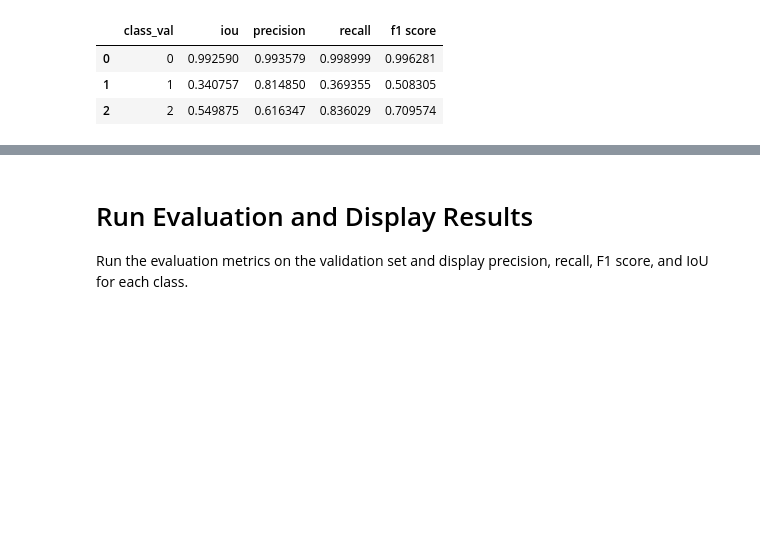
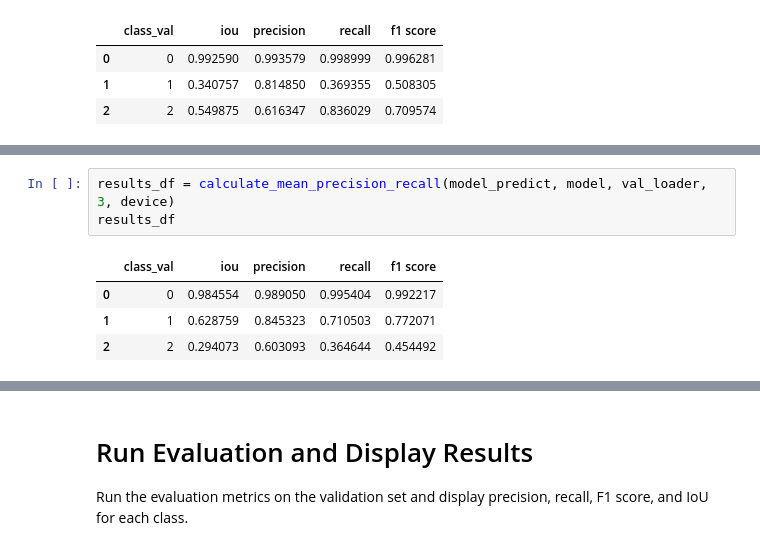
Before and after one commit to easare377/Prithvi-EO-Segmentation, a Jupyter notebook: 3. model_evaluation.ipynb, the cells around one changed output, grey strips where cells are left out. Drawn from its saved outputs; the diff is of its cells as text; blank space fills up the shorter version.

```diff
--- a/3. model_evaluation.ipynb
+++ b/3. model_evaluation.ipynb
@@ -824,0 +1066,8 @@ results_df
+# %%
+results_df = calculate_mean_precision_recall(model_predict, model, val_loader, 3, device)
+results_df
+# %% [output]
+|  | class_val | iou | precision | recall | f1 score |
+| 0 | 0 | 0.984554 | 0.989050 | 0.995404 | 0.992217 |
+| 1 | 1 | 0.628759 | 0.845323 | 0.710503 | 0.772071 |
+| 2 | 2 | 0.294073 | 0.603093 | 0.364644 | 0.454492 |
```
Also changed, not shown: parts of 11 cells of this notebook, 1 other file.
